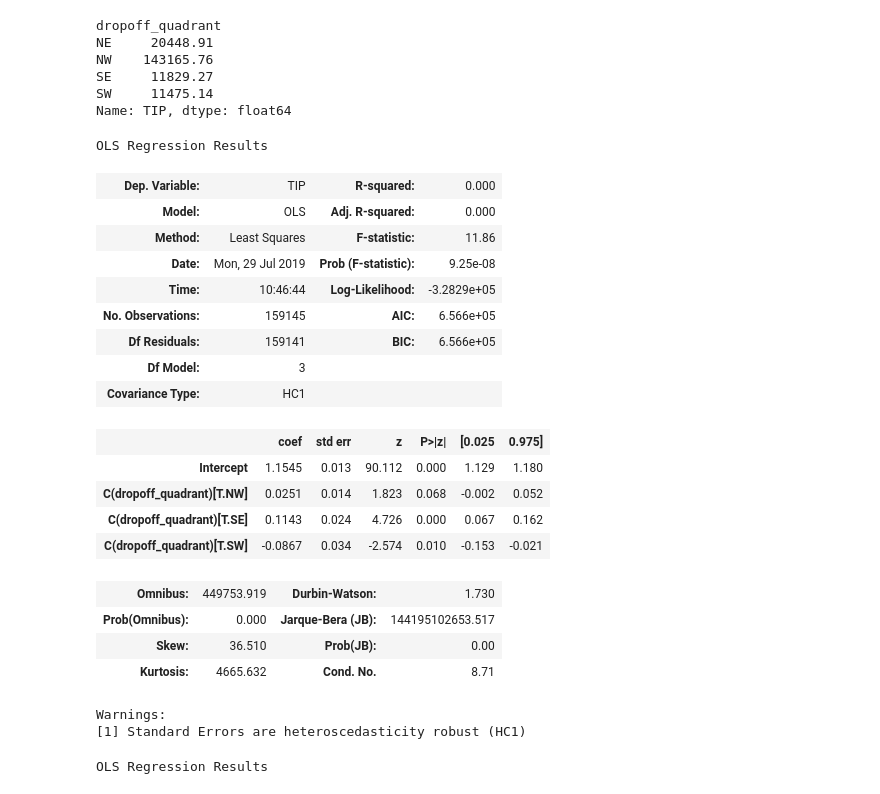
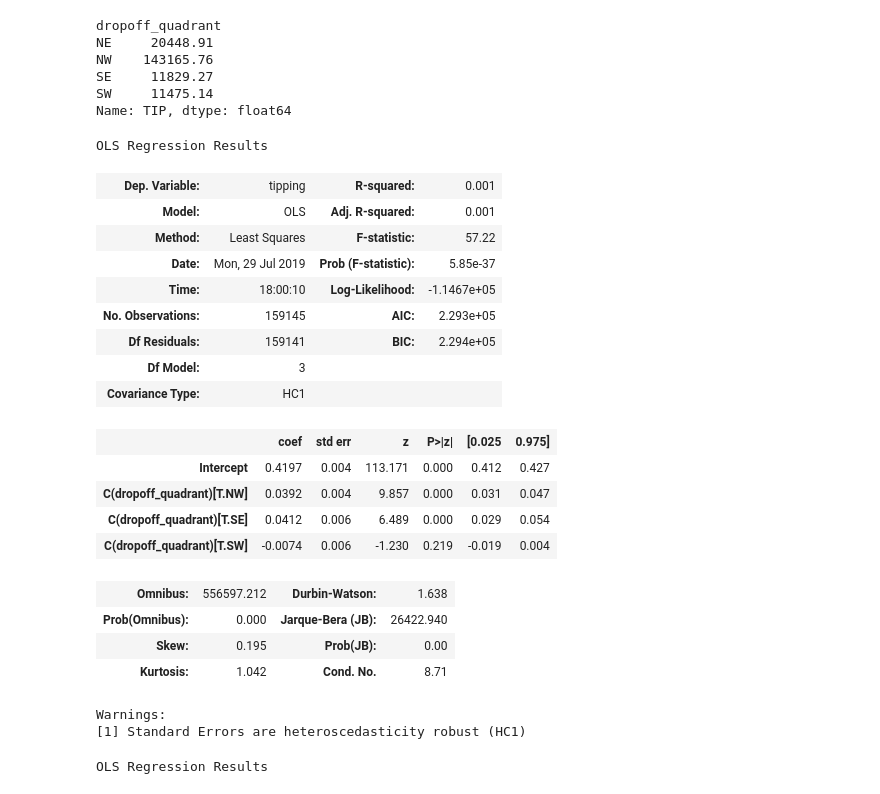
Before and after one commit to keita-dc/FlatironProject4, a Jupyter notebook: DC_taxi_trips.ipynb, the cells around one changed output. Saved outputs shown, nothing was run; the diff lists cells and outputs as text; code cells hidden in the pictures.

```diff
--- a/DC_taxi_trips.ipynb
+++ b/DC_taxi_trips.ipynb
@@ -138,27 +138,27 @@ Name: TIP, dtype: float64
 # %%
-formula = "TIP ~ C(dropoff_quadrant)"
+formula = 'tipping ~ C(dropoff_quadrant)'
 model = smf.ols(formula, dc_taxi).fit(cov_type="HC1")
 model.summary()
 # %% [output]
 OLS Regression Results
-| Dep. Variable: | TIP | R-squared: | 0.000 |
-| Model: | OLS | Adj. R-squared: | 0.000 |
-| Method: | Least Squares | F-statistic: | 11.86 |
-| Date: | Mon, 29 Jul 2019 | Prob (F-statistic): | 9.25e-08 |
-| Time: | 10:46:44 | Log-Likelihood: | -3.2829e+05 |
-| No. Observations: | 159145 | AIC: | 6.566e+05 |
-| Df Residuals: | 159141 | BIC: | 6.566e+05 |
+| Dep. Variable: | tipping | R-squared: | 0.001 |
+| Model: | OLS | Adj. R-squared: | 0.001 |
+| Method: | Least Squares | F-statistic: | 57.22 |
+| Date: | Mon, 29 Jul 2019 | Prob (F-statistic): | 5.85e-37 |
+| Time: | 18:00:10 | Log-Likelihood: | -1.1467e+05 |
+| No. Observations: | 159145 | AIC: | 2.293e+05 |
+| Df Residuals: | 159141 | BIC: | 2.294e+05 |
 | Df Model: | 3 |  |  |
 | Covariance Type: | HC1 |  |  |
 |  | coef | std err | z | P>|z| | [0.025 | 0.975] |
-| Intercept | 1.1545 | 0.013 | 90.112 | 0.000 | 1.129 | 1.180 |
-| C(dropoff_quadrant)[T.NW] | 0.0251 | 0.014 | 1.823 | 0.068 | -0.002 | 0.052 |
-| C(dropoff_quadrant)[T.SE] | 0.1143 | 0.024 | 4.726 | 0.000 | 0.067 | 0.162 |
-| C(dropoff_quadrant)[T.SW] | -0.0867 | 0.034 | -2.574 | 0.010 | -0.153 | -0.021 |
+| Intercept | 0.4197 | 0.004 | 113.171 | 0.000 | 0.412 | 0.427 |
+| C(dropoff_quadrant)[T.NW] | 0.0392 | 0.004 | 9.857 | 0.000 | 0.031 | 0.047 |
+| C(dropoff_quadrant)[T.SE] | 0.0412 | 0.006 | 6.489 | 0.000 | 0.029 | 0.054 |
+| C(dropoff_quadrant)[T.SW] | -0.0074 | 0.006 | -1.230 | 0.219 | -0.019 | 0.004 |
-| Omnibus: | 449753.919 | Durbin-Watson: | 1.730 |
-| Prob(Omnibus): | 0.000 | Jarque-Bera (JB): | 144195102653.517 |
-| Skew: | 36.510 | Prob(JB): | 0.00 |
-| Kurtosis: | 4665.632 | Cond. No. | 8.71 |
+| Omnibus: | 556597.212 | Durbin-Watson: | 1.638 |
+| Prob(Omnibus): | 0.000 | Jarque-Bera (JB): | 26422.940 |
+| Skew: | 0.195 | Prob(JB): | 0.00 |
+| Kurtosis: | 1.042 | Cond. No. | 8.71 |
 Warnings:
 [1] Standard Errors are heteroscedasticity robust (HC1)
 # %%
```
Also changed, not shown: parts of 9 cells of this notebook.
